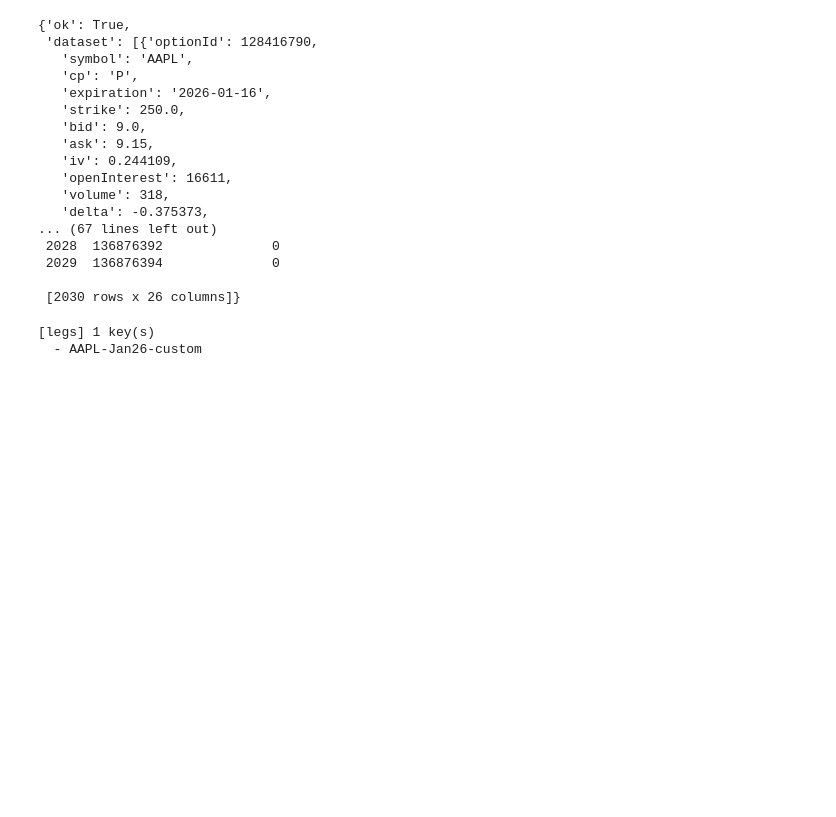
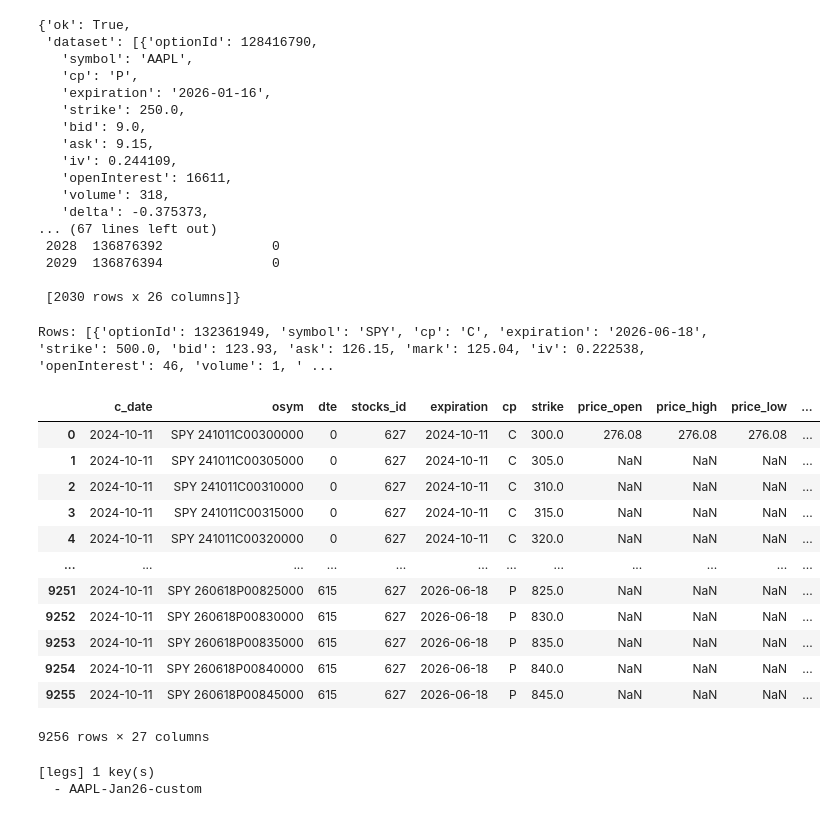
Before and after one commit to stirlitzzz/llm_option_app1, a Jupyter notebook: notebooks/bus_notebook.ipynb, the cells around one changed output. Drawn from its saved outputs; the diff is of its cells as text; code cells hidden in the pictures; blank space fills up the shorter version.

Commit message:
added excel and some option pricing code

```diff
--- a/notebooks/bus_notebook.ipynb
+++ b/notebooks/bus_notebook.ipynb
@@ -329,6 +316,46 @@ out
  2029  136876394              0
 
  [2030 rows x 26 columns]}
+# %%
+from market_data_loader_v2 import init_ivol_options_client, collect_market_and_resolve
+
+getMarketData = init_ivol_options_client()  # needs IVOL_API_KEY in env
+
+legs = [
+    {"cp": "C", "strike": 500, "expiry": {"year": 2026, "month": 6, "iso": None}},
+    {"cp": "P", "strike": 440, "expiry": {"iso": "2026-01-16"}},
+]
+
+res = await collect_market_and_resolve(
+    symbol="AAPL",
+    trade_date="2025-10-11",
+    requested_legs=legs,
+    getMarketData=getMarketData,
+    dte_from=0, dte_to=760, mny_from=-90, mny_to=90,
+)
+
+if not res["ok"]:
+    print("Issues:", res["issues"])
+print("Rows:", res["dataset"][:2])
+chain_df = res["chain_ref"]
+# %% [output]
+Rows: [{'optionId': 132361949, 'symbol': 'SPY', 'cp': 'C', 'expiration': '2026-06-18', 'strike': 500.0, 'bid': 123.93, 'ask': 126.15, 'mark': 125.04, 'iv': 0.222538, 'openInterest': 46, 'volume': 1, ' ...
+# %%
+chain_df
+# %% [output]
+|  | c_date | osym | dte | stocks_id | expiration | cp | strike | price_open | price_high | price_low | ... |
+| 0 | 2024-10-11 | SPY 241011C00300000 | 0 | 627 | 2024-10-11 | C | 300.0 | 276.08 | 276.08 | 276.08 | ... |
+| 1 | 2024-10-11 | SPY 241011C00305000 | 0 | 627 | 2024-10-11 | C | 305.0 | NaN | NaN | NaN | ... |
+| 2 | 2024-10-11 | SPY 241011C00310000 | 0 | 627 | 2024-10-11 | C | 310.0 | NaN | NaN | NaN | ... |
+| 3 | 2024-10-11 | SPY 241011C00315000 | 0 | 627 | 2024-10-11 | C | 315.0 | NaN | NaN | NaN | ... |
+| 4 | 2024-10-11 | SPY 241011C00320000 | 0 | 627 | 2024-10-11 | C | 320.0 | NaN | NaN | NaN | ... |
+| ... | ... | ... | ... | ... | ... | ... | ... | ... | ... | ... | ... |
+| 9251 | 2024-10-11 | SPY 260618P00825000 | 615 | 627 | 2026-06-18 | P | 825.0 | NaN | NaN | NaN | ... |
+| 9252 | 2024-10-11 | SPY 260618P00830000 | 615 | 627 | 2026-06-18 | P | 830.0 | NaN | NaN | NaN | ... |
+| 9253 | 2024-10-11 | SPY 260618P00835000 | 615 | 627 | 2026-06-18 | P | 835.0 | NaN | NaN | NaN | ... |
+| 9254 | 2024-10-11 | SPY 260618P00840000 | 615 | 627 | 2026-06-18 | P | 840.0 | NaN | NaN | NaN | ... |
+| 9255 | 2024-10-11 | SPY 260618P00845000 | 615 | 627 | 2026-06-18 | P | 845.0 | NaN | NaN | NaN | ... |
+9256 rows × 27 columns
 # %%
 bus_list("legs")
 #bus_get("spec", 'AAPL-Jan26-custom')
```
Also changed, not shown: parts of 19 cells of this notebook, 9 other files.
